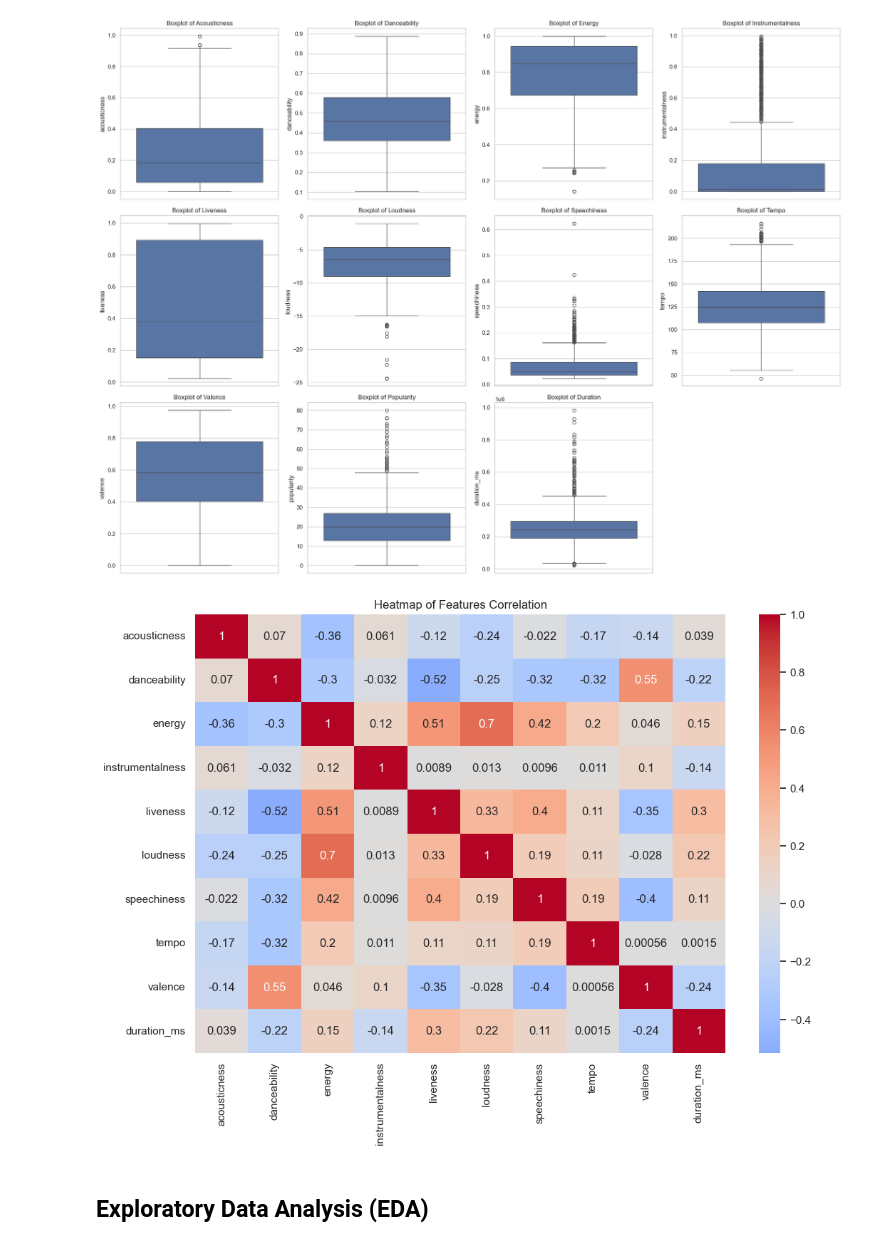
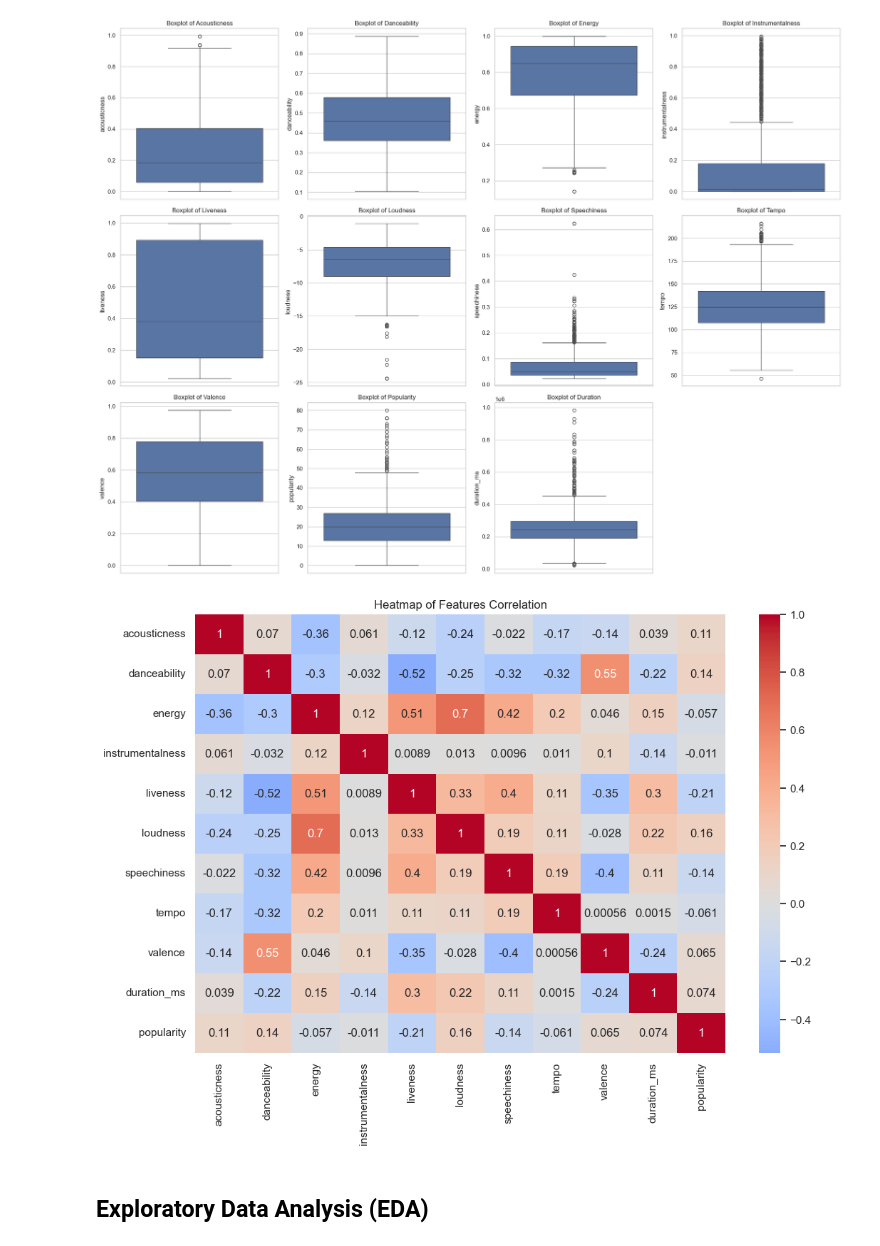
Before and after one commit to toddwalters/pgaiml-python-coding-examples, a Jupyter notebook: machine-learning/projects/creatingCohortsOfSongs/1688641563_ToddWalters_creatingCohortsOfSongs.ipynb, the cells around one changed output. Drawn from its saved outputs; the diff is of its cells as text; code cells hidden in the pictures.

```diff
--- a/machine-learning/projects/creatingCohortsOfSongs/1688641563_ToddWalters_creatingCohortsOfSongs.ipynb
+++ b/machine-learning/projects/creatingCohortsOfSongs/1688641563_ToddWalters_creatingCohortsOfSongs.ipynb
@@ -256,16 +256,20 @@ plt.show()
 # %% [output]
 [figure]
 # %%
+# Select the features for the heatmap
+features = ['acousticness', 'danceability', 'energy', 'instrumentalness', 'liveness', 'loudness',
+            'speechiness', 'tempo', 'valence', 'duration_ms', 'popularity']
+
 # Compute the correlation matrix
 correlation_matrix = data[features].corr()
 
 # Create a heatmap
 plt.figure(figsize=(12, 8))
 sns.heatmap(correlation_matrix, annot=True, cmap='coolwarm', center=0)
 plt.title('Heatmap of Features Correlation')
 plt.show()
 # %% [output]
-[figure, old version]
+[figure, new version]
 # %% [markdown]
 ## **Exploratory Data Analysis (EDA)**
 # %%
```
Also changed, not shown: parts of 1 cell of this notebook.
